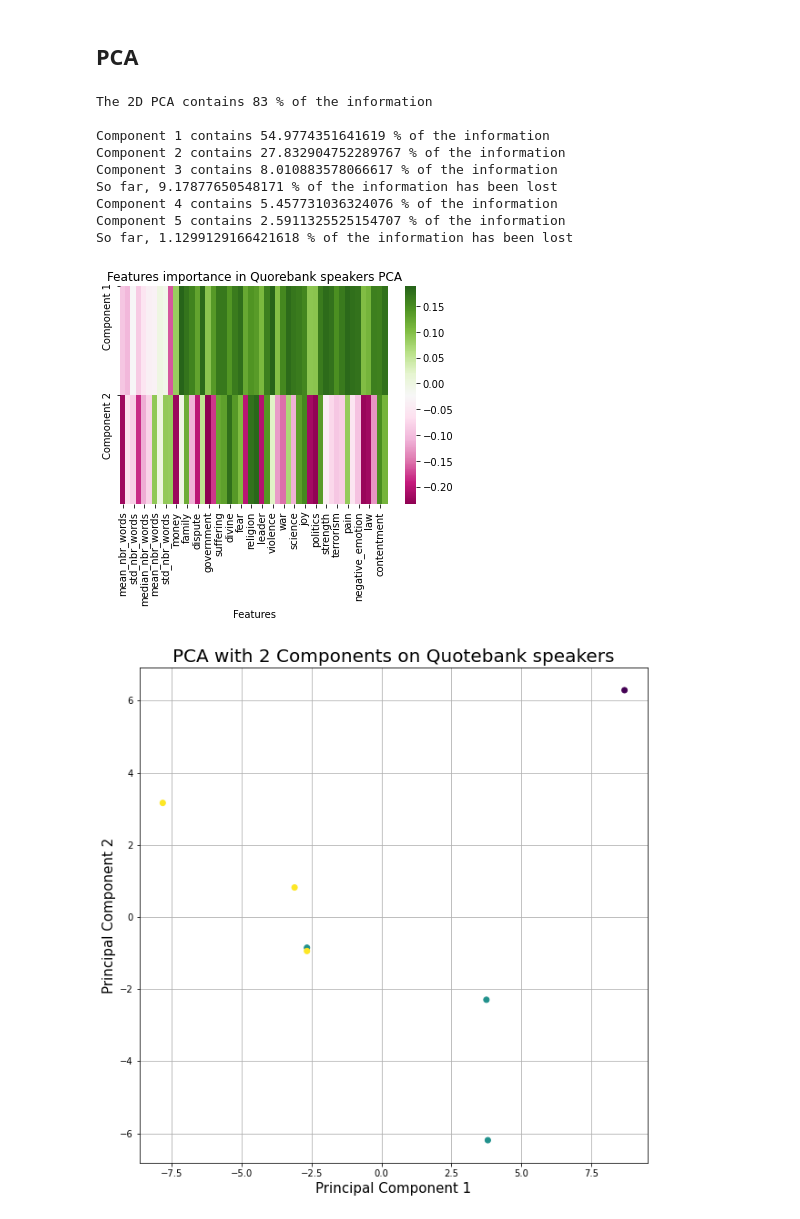
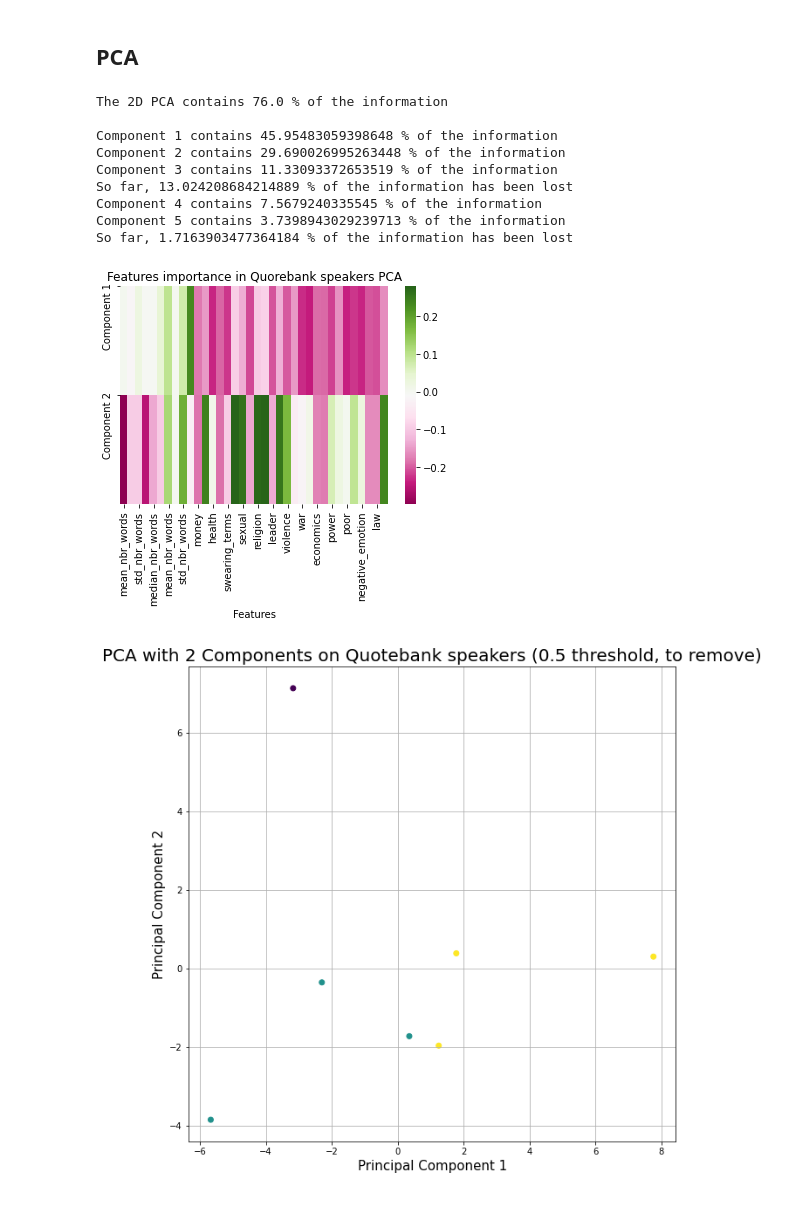
Before and after one commit to paulmoreau40/Applied-Data-Analysis-project-EPFL, a Jupyter notebook: src/final.ipynb, the cells around one changed output. Saved outputs shown, nothing was run; the diff lists cells and outputs as text; code cells hidden in the pictures.

```diff
--- a/src/final.ipynb
+++ b/src/final.ipynb
@@ -88,7 +89,7 @@ df = import_dataframe('Pope')
 
 for s in speakers:
     # uncomment next line if you haven't generated the pickle files yet
-    #build_dataframe(s)
+    build_dataframe(s)
     temp = import_dataframe(s)
     df = df.append(temp, ignore_index=True)
 # %%
@@ -188,7 +241,7 @@ stop_words.extend(spacy.lang.en.stop_words.STOP_WORDS)
 stop_words.extend([singer.capitalize() for singer in stop_words]) #stop words with capitale
 stop_words.extend(list(string.punctuation))
 
-new_df['pre_processed_quote'] = new_df['tokenized_quote'].apply(lambda x: (" ").join([word for word in x if not word in stop_words]))
+new_df['pre_processed_quote'] = new_df['lemmatized_quote'].apply(lambda x: (" ").join([word for word in x if not word in stop_words]))
 # %%
 new_df
 # %% [output]
@@ -258,12 +311,10 @@ for s in speakers:
     feature_voc = pd.DataFrame({'voc_richness': len(unique_words)/len(df)}, index=[0])
 
     #Features 'lexical fields'
-    features_lex_fields = pd.DataFrame([lexicon.analyze(df['pre_processed_quote'].str.cat(sep = ' '), categories = ["money","hate","family","health","dispute","nervousness","government",
-                                                          "swearing_terms","suffering","optimism","divine","sexual","fear","business","religion",
-                                                         "worship","leader","death","violence","military","war","rage","science","sadness",
-                                                         "joy","economics","politics","anger","strength","power","terrorism","poor","pain",
-                                                      "philosophy","negative_emotion","competing","law","achievement","contentment",
-                                                         "positive_emotion"])])
+    features_lex_fields = pd.DataFrame([lexicon.analyze(df['pre_processed_quote'].str.cat(sep = ' '), categories = ["money","family","health","government",
+                                                          "swearing_terms","divine","sexual","business","religion",
+                                                         "worship","leader","death","violence","military","war","science","economics","politics","power","terrorism","poor",
+                                                      "philosophy","negative_emotion","competing","law", "positive_emotion"])])
 
     features = pd.concat([features_nbr_words, features_nbr_chars, features_nbr_occurences, feature_voc, features_lex_fields, pd.DataFrame([s[1]], columns=["party"])], axis=1)
     all_features = all_features.append(features)
@@ -328,15 +365,15 @@ print ('Component 4 contains',ratio[3]*100,'% of the information' )
 print ('Component 5 contains', ratio[4]*100,'% of the information' )
 print ('So far,',(1-np.sum([ratio[0],ratio[1],ratio[2],ratio[3],ratio[4]]))*100,'% of the information has been lost' )
 # %% [output]
-The 2D PCA contains 83 % of the information
+The 2D PCA contains 76.0 % of the information
 
-Component 1 contains 54.9774351641619 % of the information
-Component 2 contains 27.832904752289767 % of the information
-Component 3 contains 8.010883578066617 % of the information
-So far, 9.17877650548171 % of the information has been lost
-Component 4 contains 5.457731036324076 % of the information
-Component 5 contains 2.5911325525154707 % of the information
-So far, 1.1299129166421618 % of the information has been lost
+Component 1 contains 45.95483059398648 % of the information
+Component 2 contains 29.690026995263448 % of the information
+Component 3 contains 11.33093372653519 % of the information
+So far, 13.024208684214889 % of the information has been lost
+Component 4 contains 7.5679240335545 % of the information
+Component 5 contains 3.7398943029239713 % of the information
+So far, 1.7163903477364184 % of the information has been lost
 # %%
 #Interpretation of the components (permet de voir quelle(s) feature(s) sont le plus importantes!)
 
@@ -351,10 +388,9 @@ sns.heatmap(map_,cmap="PiYG")
 plt.title("Features importance in Quorebank speakers PCA")
 plt.yticks([0,1],['Component 1','Component 2'], fontsize=10)
 plt.xlabel('Features')
-
 plt.show()
 # %% [output]
-[figure, old version]
+[figure, new version]
 # %%
 #2D PCA
 PCA_2d = PCA(n_components=2)
@@ -368,17 +404,19 @@ res_PCA_3d = pd.DataFrame(data = PCs_3, columns = ['Principal component 1', 'Pri
 # %%
 #Visualize results 2D PCA
 %matplotlib inline
 
 plt.figure(figsize=(10,10))
 plt.xlabel('Principal Component 1',fontsize = 15)
 plt.ylabel('Principal Component 2',fontsize = 15)
-plt.title("PCA with 2 Components on Quotebank speakers",fontsize=20)
+plt.title("PCA with 2 Components on Quotebank speakers (0.5 threshold, to remove)",fontsize=20)
 
 plt.scatter(res_PCA_2d.loc[:,'Principal component 1'], res_PCA_2d.loc[:,'Principal component 2'], c = all_features['party'])
 
 plt.grid()
+plt.savefig("../data/PCA_visualization.png")
+plt.show()
 # %% [output]
-[figure, old version]
+[figure, new version]
 # %%
 #Visualize results 3D PCA
 %matplotlib notebook
```
Also changed, not shown: parts of 19 cells of this notebook.
